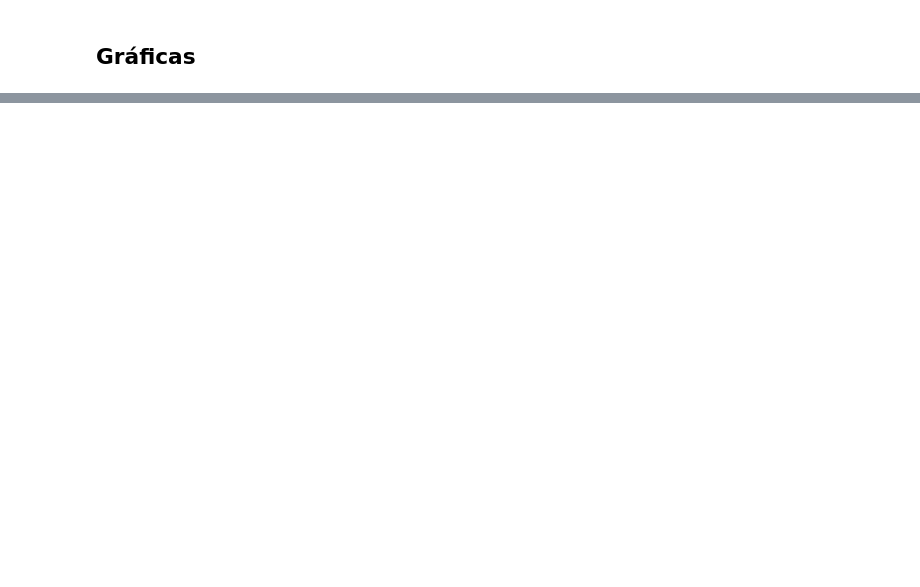
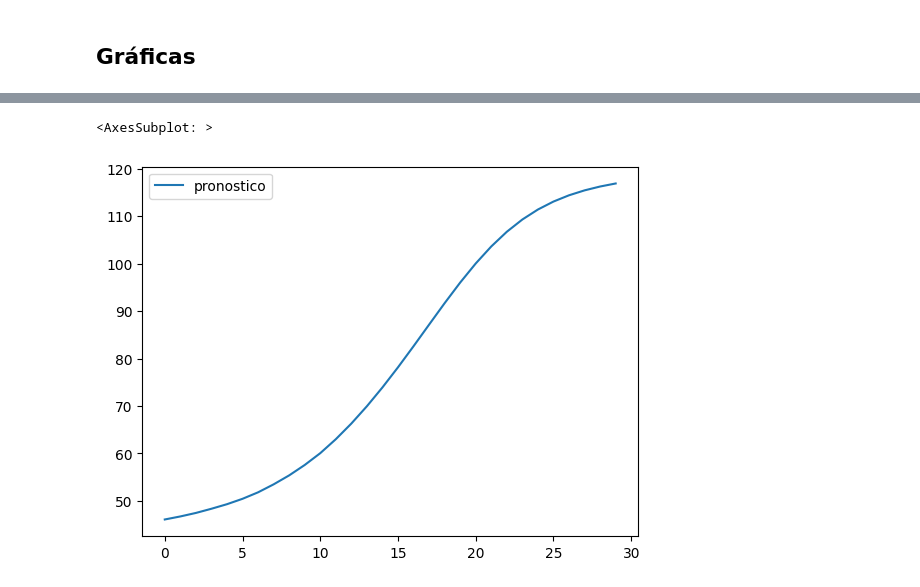
Before and after one commit to JorgeMoGlz/proyecto-seminario, a Jupyter notebook: Predecir-siguientes mantenimientos.ipynb, the cells around one changed output, grey strips where cells are left out. Cells and saved outputs as stored; diff of their text form; code cells hidden in the pictures; blank space fills up the shorter version.

Commit message:
Pronostico

```diff
--- a/Predecir-siguientes mantenimientos.ipynb
+++ b/Predecir-siguientes mantenimientos.ipynb
@@ -264,0 +588,3 @@ plt.show()
+# %%
+supervised_values_2_reshaped = supervised_values_2.reshape((supervised_values_2.shape[0], 1, supervised_values_2.shape[1]))
+supervised_values_2_reshaped
@@ -264,0 +609,8 @@ plt.show()
+# %%
+results=[]
+
+for i in range(30):
+    parcial=model2.predict(supervised_values_2_reshaped)
+    results.append(parcial[0])
+#     print(um_X_test_rsp)
+    x_test=agregarNuevoValor(supervised_values_2_reshaped, parcial[0])
@@ -264,0 +635,3 @@ plt.show()
+# %%
+adimen = [x for x in results]
+adimen
@@ -264,0 +656,3 @@ plt.show()
+# %%
+adimen_inverted = scaler2.inverse_transform(adimen)
+adimen_inverted
@@ -264,0 +677,7 @@ plt.show()
+# %%
+prediccionSig30dias = pd.DataFrame(adimen_inverted)
+prediccionSig30dias.columns = ['pronostico']
+prediccionSig30dias.plot()
+# %% [output]
+<AxesSubplot: >
+[figure, added]
```
Also changed, not shown: parts of 40 cells of this notebook.
